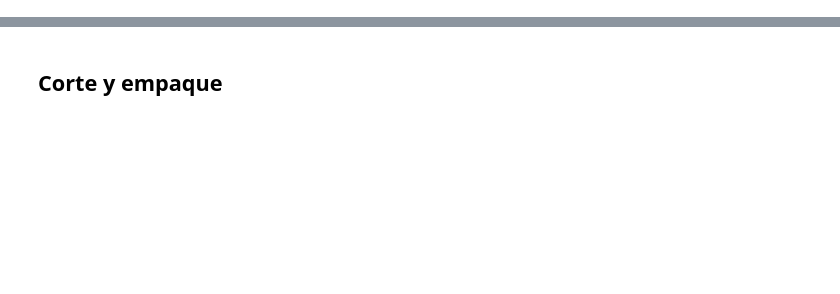
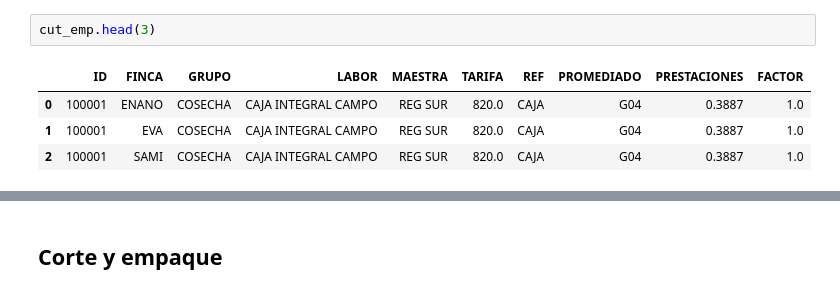
Before and after one commit to ngarrido24/mano_de_obra_agrovid, a Jupyter notebook: mano_de_obra.ipynb, the cells around one changed output, grey strips where cells are left out. Saved outputs shown, nothing was run; the diff lists cells and outputs as text; blank space fills up the shorter version.

```diff
--- a/mano_de_obra.ipynb
+++ b/mano_de_obra.ipynb
@@ -109,0 +254,7 @@ volum_distribution.head()
+# %%
+cut_emp.head(3)
+# %% [output]
+|  | ID | FINCA | GRUPO | LABOR | MAESTRA | TARIFA | REF | PROMEDIADO | PRESTACIONES | FACTOR |
+| 0 | 100001 | ENANO | COSECHA | CAJA INTEGRAL CAMPO | REG SUR | 820.0 | CAJA | G04 | 0.3887 | 1.0 |
+| 1 | 100001 | EVA | COSECHA | CAJA INTEGRAL CAMPO | REG SUR | 820.0 | CAJA | G04 | 0.3887 | 1.0 |
+| 2 | 100001 | SAMI | COSECHA | CAJA INTEGRAL CAMPO | REG SUR | 820.0 | CAJA | G04 | 0.3887 | 1.0 |
```
Also changed, not shown: parts of 18 cells of this notebook, 4 other files.
